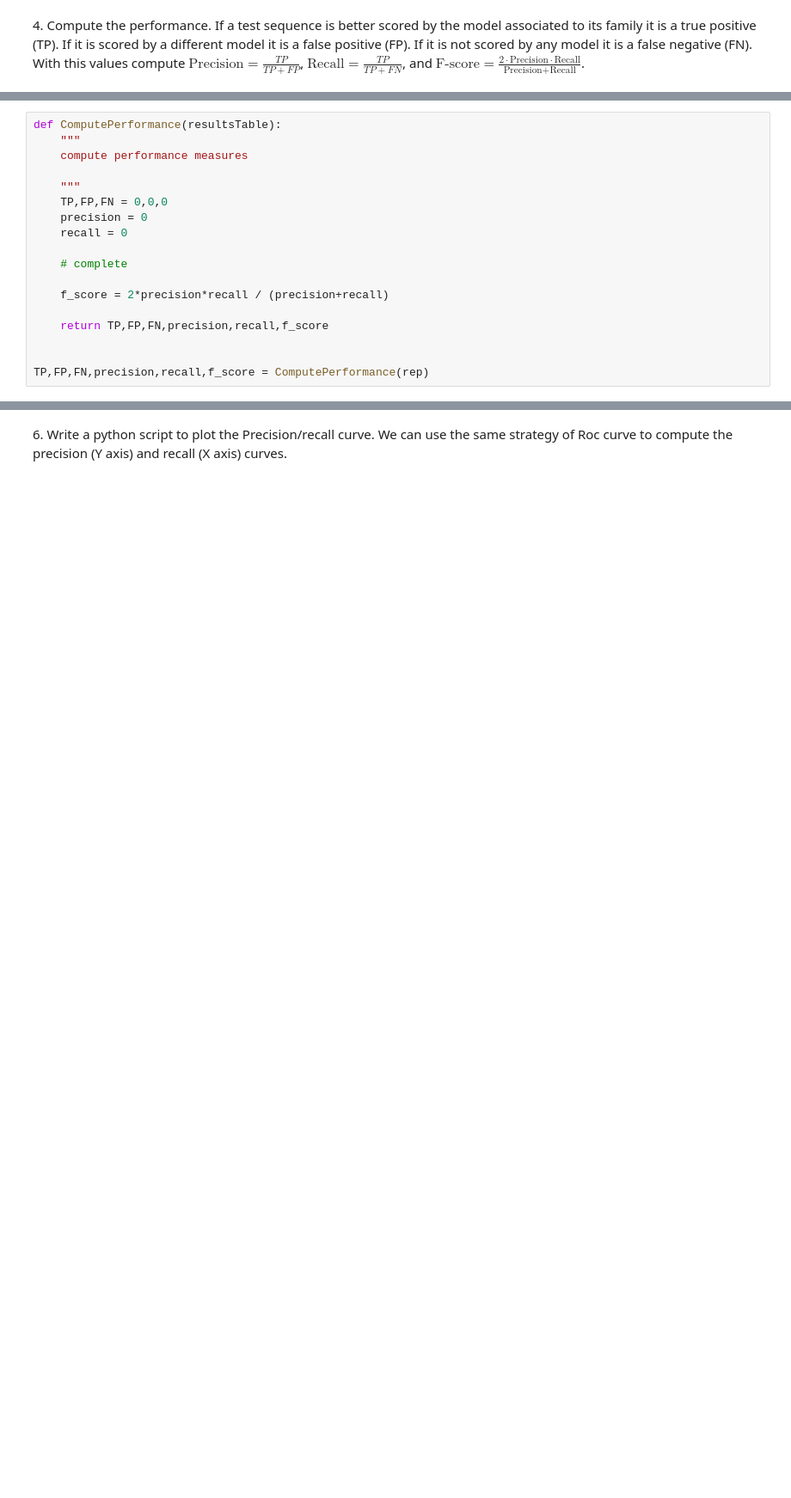
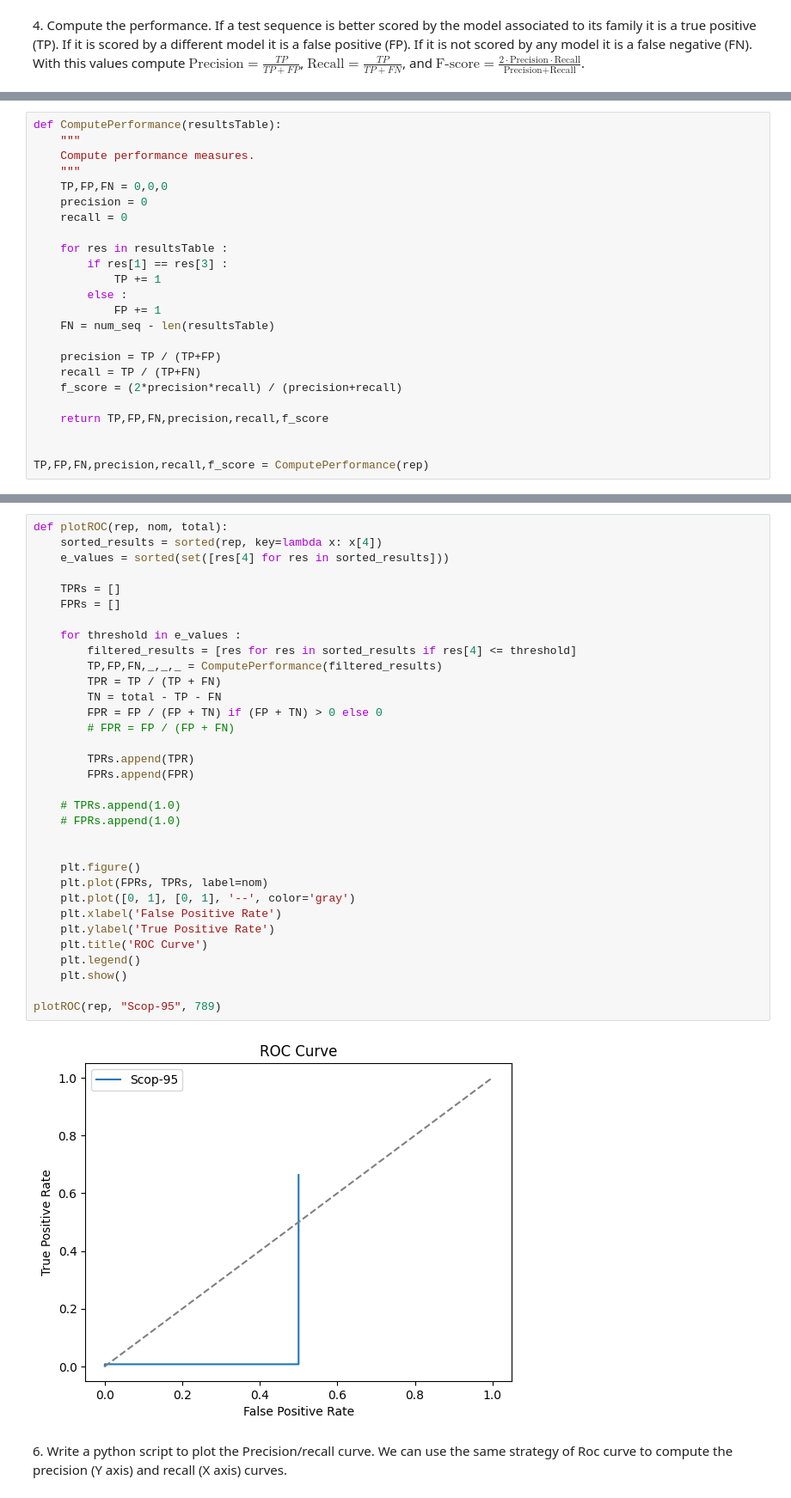
Before and after one commit to EliiseNicolas/M1_S2_BIM, a Jupyter notebook: SBAS/tme08/SBAS_TME_08_ANTON_NICOLAS.ipynb, the cells around one changed output, grey strips where cells are left out. Shown: that part at 86% size. Saved outputs shown, nothing was run; the diff lists cells and outputs as text; blank space fills up the shorter version.

Commit message:
je comprends pas plotROC

```diff
--- a/SBAS/tme08/SBAS_TME_08_ANTON_NICOLAS.ipynb
+++ b/SBAS/tme08/SBAS_TME_08_ANTON_NICOLAS.ipynb
@@ -144,16 +163,22 @@ rep = removeDupLines(file + ".tmp")
 # %%
 def ComputePerformance(resultsTable):
     """
-    compute performance measures
-
+    Compute performance measures.
     """
     TP,FP,FN = 0,0,0
     precision = 0
     recall = 0
 
-    # complete
+    for res in resultsTable :
+        if res[1] == res[3] :
+            TP += 1
+        else :
+            FP += 1
+    FN = num_seq - len(resultsTable)
 
-    f_score = 2*precision*recall / (precision+recall)
+    precision = TP / (TP+FP)
+    recall = TP / (TP+FN)
+    f_score = (2*precision*recall) / (precision+recall)
 
     return TP,FP,FN,precision,recall,f_score
 
@@ -181,3 +199,38 @@ plorROC(rep, "Scop-95", 789)
+# %%
+def plotROC(rep, nom, total):
+    sorted_results = sorted(rep, key=lambda x: x[4])
+    e_values = sorted(set([res[4] for res in sorted_results]))
+
+    TPRs = []
+    FPRs = []
+
+    for threshold in e_values :
+        filtered_results = [res for res in sorted_results if res[4] <= threshold]
+        TP,FP,FN,_,_,_ = ComputePerformance(filtered_results)
+        TPR = TP / (TP + FN)
+        TN = total - TP - FN
+        FPR = FP / (FP + TN) if (FP + TN) > 0 else 0
+        # FPR = FP / (FP + FN)
+
+        TPRs.append(TPR)
+        FPRs.append(FPR)
+
+    # TPRs.append(1.0)
+    # FPRs.append(1.0)
+
+
+    plt.figure()
+    plt.plot(FPRs, TPRs, label=nom)
+    plt.plot([0, 1], [0, 1], '--', color='gray')
+    plt.xlabel('False Positive Rate')
+    plt.ylabel('True Positive Rate')
+    plt.title('ROC Curve')
+    plt.legend()
+    plt.show()
+
+plotROC(rep, "Scop-95", 789)
+# %% [output]
+[figure, added]
 # %% [markdown]
 6\. Write a python script to plot the Precision/recall curve. We can use the same strategy of Roc curve to compute the precision  (Y axis)  and recall  (X axis)  curves.
 # %%
```
Also changed, not shown: parts of 16 cells of this notebook.
